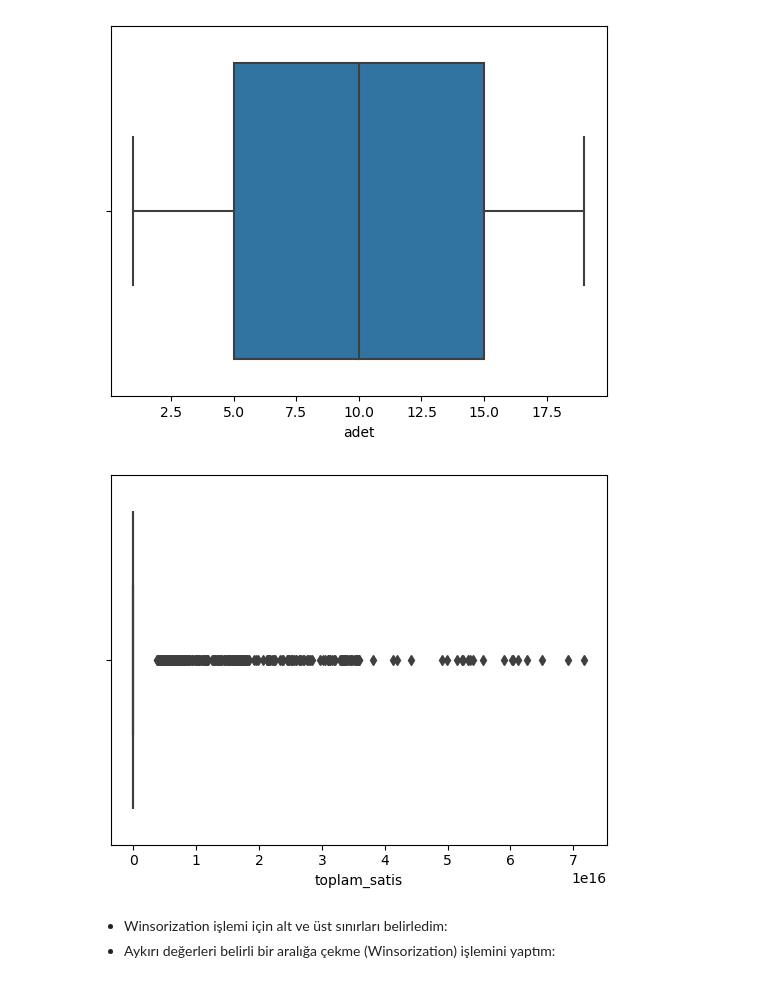
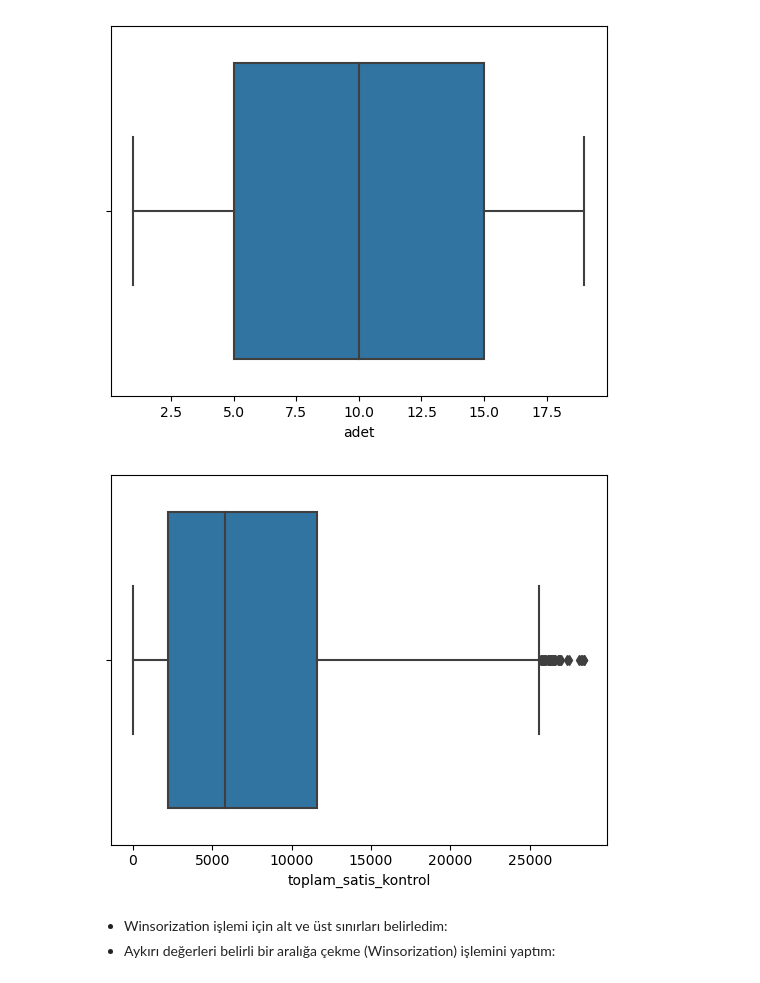
Before and after one commit to selvataas/Patika_NewMind_AI_Task, a Jupyter notebook: Veri_Analizi_ve_Manipulasyon.ipynb, the cells around one changed output. Cells and saved outputs as stored; diff of their text form; code cells hidden in the pictures.

```diff
--- a/Veri_Analizi_ve_Manipulasyon.ipynb
+++ b/Veri_Analizi_ve_Manipulasyon.ipynb
@@ -86,11 +57,0 @@ Fiyat kolonunda hatalı veriler:
-# %%
-for column in ['fiyat', 'toplam_satis']:
-    sales_df[column] = pd.to_numeric(sales_df[column], errors='coerce')
-
-# Hatalı değerleri düşürdüm
-sales_df_cleaned = sales_df.dropna(subset=['fiyat', 'toplam_satis'])
-
-print(f"Orijinal satır sayısı: {len(sales_df)}")
-print(f"Fiyat kolonunda geçerli satır sayısı: {sales_df['fiyat'].notnull().sum()}")
-print(f"Toplam_satis kolonunda geçerli satır sayısı: {sales_df['toplam_satis'].notnull().sum()}")
-print(f"Temizlenmiş veri seti satır sayısı: {len(sales_df_cleaned)}")
@@ -121,0 +86,13 @@ None
+# %%
+# Hatalı girişlerde 'toplam_satis' sütununu düzelt
+sales_df.loc[~sales_df['toplam_satis'].apply(lambda x: str(x).replace('.', '', 1).isdigit()), 'toplam_satis'] = (
+    sales_df['fiyat'] * sales_df['adet']
+)
+
+# Hatalı fiyatları düzelt: Geriye kalan hatalı girişleri NaN yaparak medyan ile doldurun
+sales_df['fiyat'] = pd.to_numeric(sales_df['fiyat'], errors='coerce')
+sales_df['fiyat'].fillna(sales_df['fiyat'].median(), inplace=True)
+# %%
+sales_df['toplam_satis_kontrol'] = sales_df['fiyat'] * sales_df['adet']
+hatali_satis = sales_df[sales_df['toplam_satis'] != sales_df['toplam_satis_kontrol']]
+print(hatali_satis)
@@ -251,10 +287,10 @@ plt.show()
 # %% [output]
 [figure]
 # %%
-sns.boxplot(data=sales_df_cleaned, x='toplam_satis')
+sns.boxplot(data=sales_df, x='toplam_satis_kontrol')
 plt.show()
 # %% [output]
-[figure, old version]
+[figure, new version]
 # %% [markdown]
 - Winsorization işlemi için alt ve üst sınırları belirledim:
 - Aykırı değerleri belirli bir aralığa çekme (Winsorization) işlemini yaptım:
```
Also changed, not shown: parts of 56 cells of this notebook.
